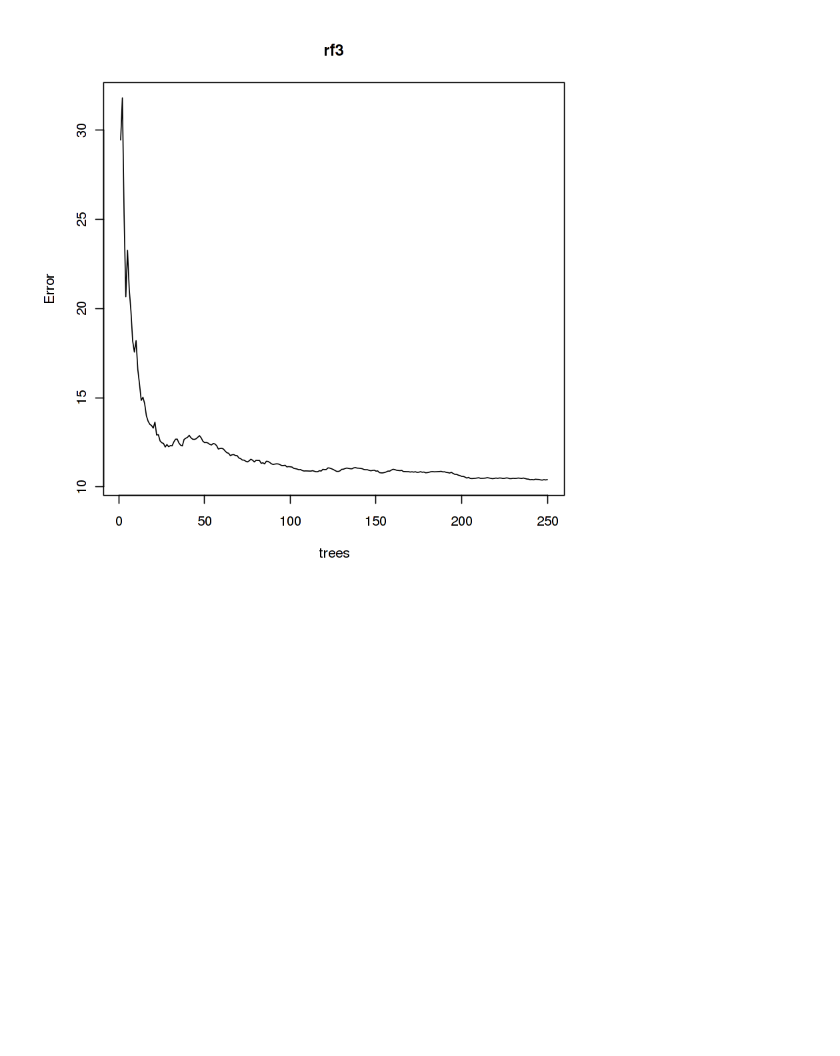
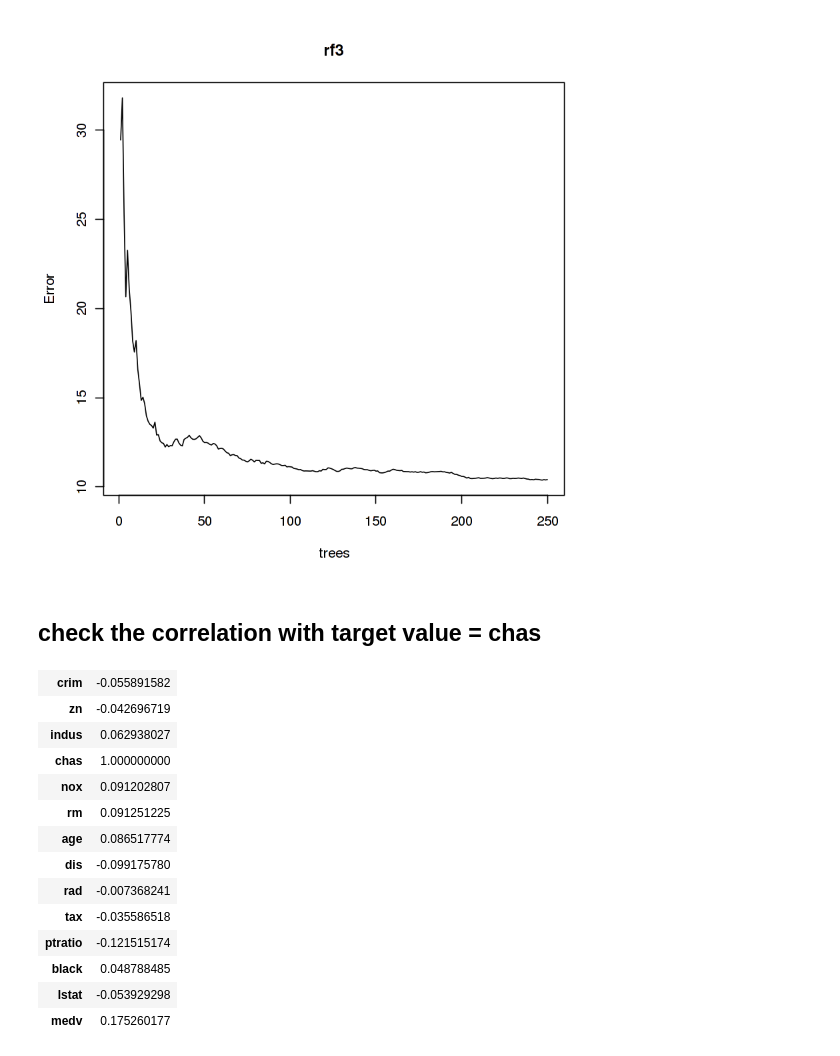
Before and after one commit to hamid58b/case_study, a Jupyter notebook: Boston.ipynb, the cells around one changed output. Saved outputs shown, nothing was run; the diff lists cells and outputs as text; code cells hidden in the pictures; blank space fills up the shorter version.

Commit message:
update Notebook add correlation

```diff
--- a/Boston.ipynb
+++ b/Boston.ipynb
@@ -110,3 +110,22 @@ rf352 = randomForest(medv ~., data = data, ntree = 250, mtry=7, nodesize=5)
 rf353 = randomForest(medv ~., data = data, ntree = 250, mtry=7, nodesize=7)
 rf354 = randomForest(medv ~., data = data, ntree = 250, mtry=7, nodesize=9)
 rf355 = randomForest(medv ~., data = data, ntree = 250, mtry=7, nodesize=11)
+# %% [markdown]
+## check the correlation with target value = chas
+# %%
+cor(data, data$chas)
+# %% [output]
+| crim | -0.055891582 |
+| zn | -0.042696719 |
+| indus | 0.062938027 |
+| chas | 1.000000000 |
+| nox | 0.091202807 |
+| rm | 0.091251225 |
+| age | 0.086517774 |
+| dis | -0.099175780 |
+| rad | -0.007368241 |
+| tax | -0.035586518 |
+| ptratio | -0.121515174 |
+| black | 0.048788485 |
+| lstat | -0.053929298 |
+| medv | 0.175260177 |
```
